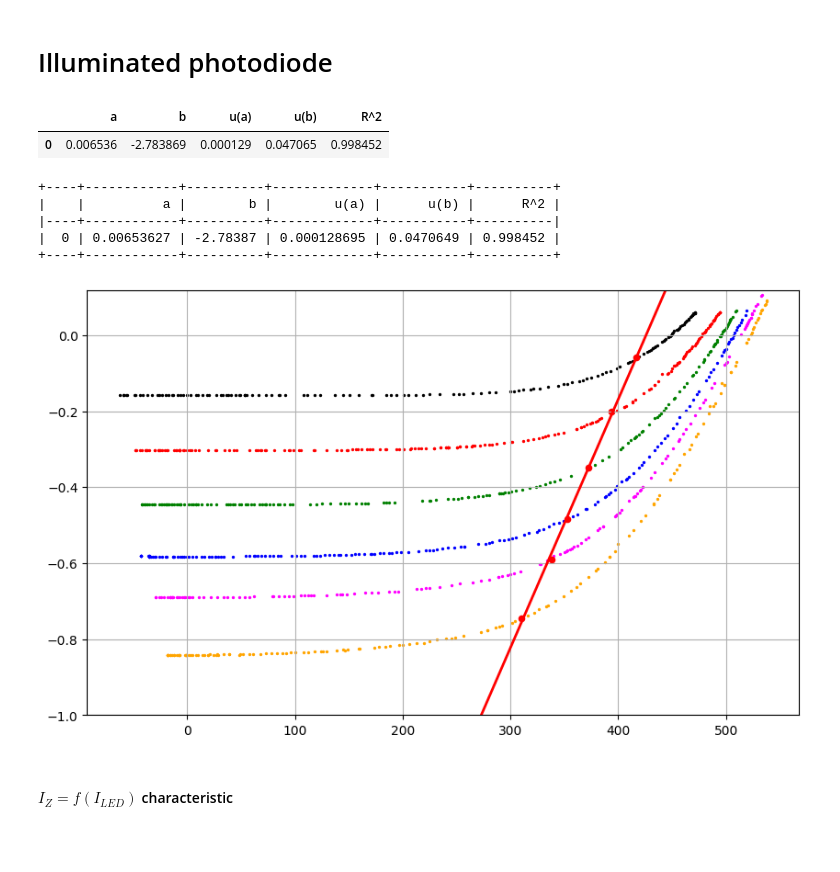
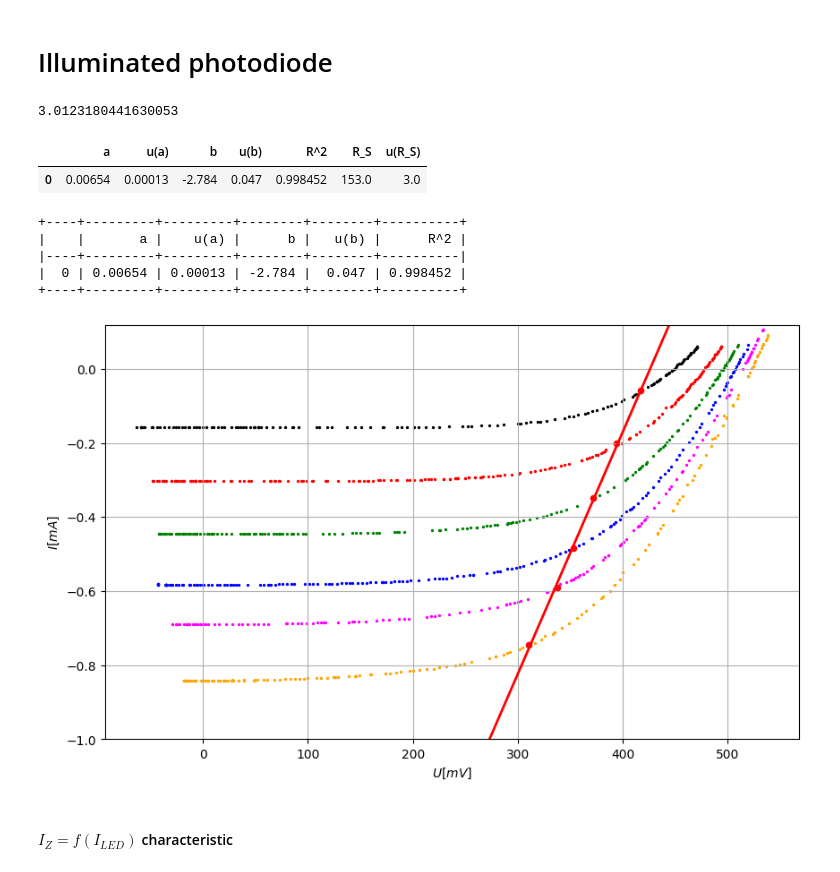
Before and after one commit to ikrzywda/air-cs, a Jupyter notebook: fizyka-3.3/photodiode/notebook.ipynb, the cells around one changed output. Drawn from its saved outputs; the diff is of its cells as text; code cells hidden in the pictures; blank space fills up the shorter version.

```diff
--- a/fizyka-3.3/photodiode/notebook.ipynb
+++ b/fizyka-3.3/photodiode/notebook.ipynb
@@ -64,12 +64,14 @@ def format_sample_data(df: pd.DataFrame) -> pd.DataFrame:
     return df
 # %%
 def linear_regression_rundown(model: sm.OLS) -> pd.DataFrame:
+    a, ua = rounded_uncertainty_with_nominal_value(model.params[1], model.bse[1])
+    b, ub = rounded_uncertainty_with_nominal_value(model.params[0], model.bse[0])
     return pd.DataFrame(
         {
-            "a": [model.params[1]],
-            "b": [model.params[0]],
-            "u(a)": [model.bse[1]],
-            "u(b)": [model.bse[0]],
+            "a": [a],
+            "u(a)": [ua],
+            "b": [b],
+            "u(b)": [ub],
             "R^2": [model.rsquared],
         }
     )
@@ -248,42 +255,53 @@ def get_open_voltage() -> List[pd.DataFrame]:
 # %%
 short_circuit_currents = compute_short_circuit_currents()
 
 fig, ax = plt.subplots(figsize=(10, 6))
 
 ax.set_ylim(-1, 1.1 * max([df["I"].max() for df in ILLUMINATED_PHOTODIODES_DATAFRAMES]))
 
 for df, color in zip(
     ILLUMINATED_PHOTODIODES_DATAFRAMES,
     ["black", "red", "green", "blue", "magenta", "orange"],
 ):
     plt.scatter(df["U"], df["I"], color=color, s=2)
 
 for shorted_current in short_circuit_currents:
     plt.scatter(shorted_current["U"], shorted_current["I"], color="red", s=20)
 
+plt.xlabel("$U [mV]$")
+plt.ylabel("$I [mA]$")
 
 currents = [df["I"] for df in short_circuit_currents]
 voltages = [df["U"] for df in short_circuit_currents]
 model = sm.OLS(currents, sm.add_constant(voltages)).fit()
 X_pred = np.linspace(0, max(voltages) + 100, 10)
 X_pred2 = sm.add_constant(X_pred)
 y_pred = model.predict(X_pred2)
 
 plt.plot(X_pred, y_pred, "r-", linewidth=2)
 
 plt.grid()
 
-display(linear_regression_rundown(model))
+rundown = linear_regression_rundown(model)
+print(model.bse[1] / (model.params[1] ** 2))
+static_resistance, static_resistance_uncertainty = rounded_uncertainty_with_nominal_value(1 / model.params[1], model.bse[1] / (model.params[1] ** 2))
+
+rundown["R_S"] = [static_resistance]
+rundown["u(R_S)"] = [static_resistance_uncertainty]
+
+display(rundown)
+rundown.to_csv("results/family_results.csv")
 print(tabulate(linear_regression_rundown(model), headers="keys", tablefmt="psql"))
 # %% [output]
+3.0123180441630053
-|  | a | b | u(a) | u(b) | R^2 |
-| 0 | 0.006536 | -2.783869 | 0.000129 | 0.047065 | 0.998452 |
+|  | a | u(a) | b | u(b) | R^2 | R_S | u(R_S) |
+| 0 | 0.00654 | 0.00013 | -2.784 | 0.047 | 0.998452 | 153.0 | 3.0 |
-+----+------------+----------+-------------+-----------+----------+
-|    |          a |        b |        u(a) |      u(b) |      R^2 |
-|----+------------+----------+-------------+-----------+----------|
-|  0 | 0.00653627 | -2.78387 | 0.000128695 | 0.0470649 | 0.998452 |
-+----+------------+----------+-------------+-----------+----------+
++----+---------+---------+--------+--------+----------+
+|    |       a |    u(a) |      b |   u(b) |      R^2 |
+|----+---------+---------+--------+--------+----------|
+|  0 | 0.00654 | 0.00013 | -2.784 |  0.047 | 0.998452 |
++----+---------+---------+--------+--------+----------+
-[figure, old version]
+[figure, new version]
 # %% [markdown]
 #### $I_{Z} = f(I_{LED})$ characteristic
 # %%
```
Also changed, not shown: parts of 7 cells of this notebook, 2 other files.
